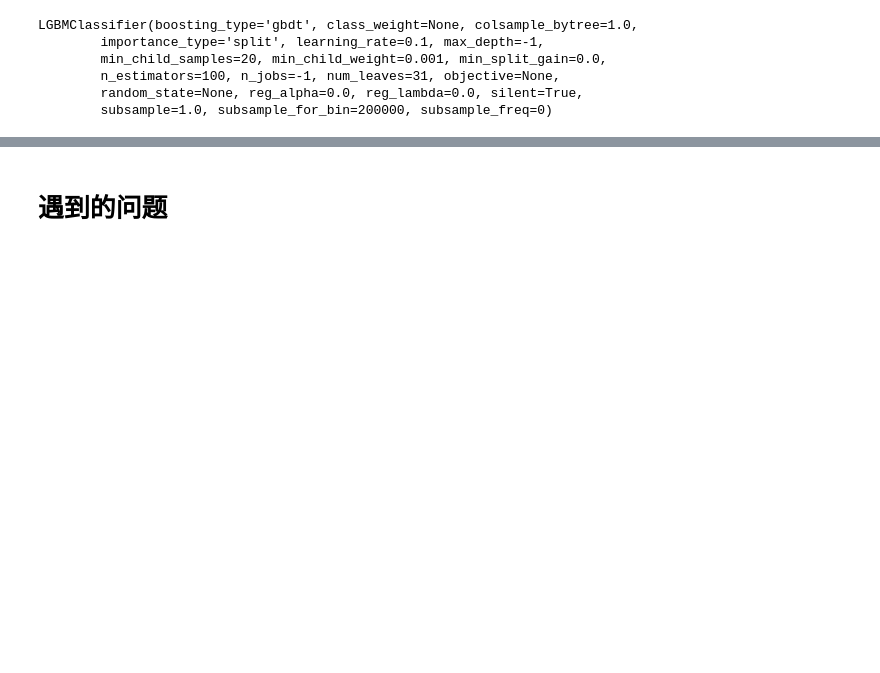
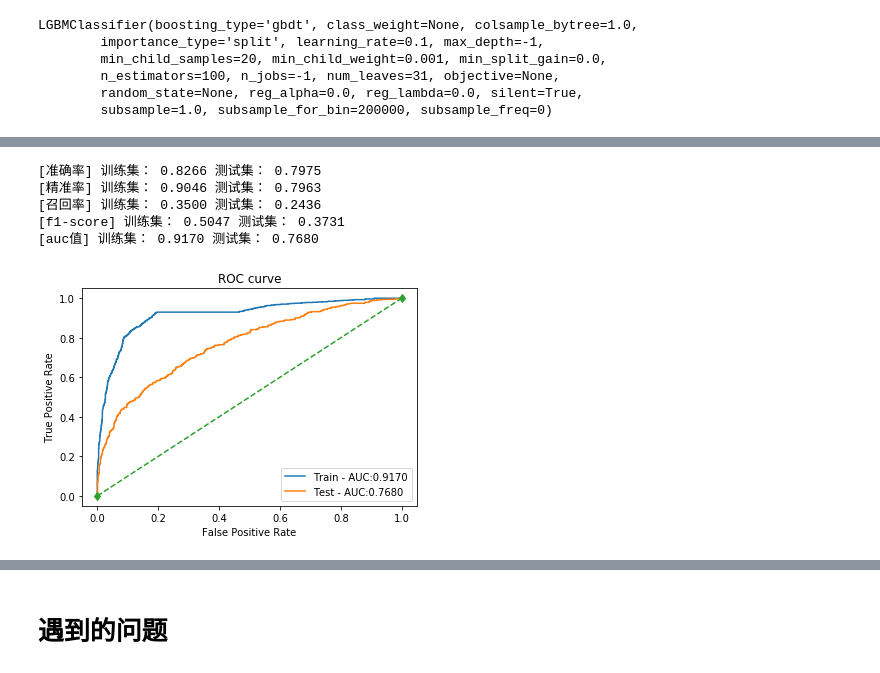
Before and after one commit to libihan/Exercise-ML, a Jupyter notebook: Finance.ipynb, the cells around one changed output, grey strips where cells are left out. Drawn from its saved outputs; the diff is of its cells as text; code cells hidden in the pictures; blank space fills up the shorter version.

```diff
--- a/Finance.ipynb
+++ b/Finance.ipynb
@@ -340,0 +341,10 @@ print('测试集：', '%.6f'%f1_score(y_test, y_test_pred))
+# %%
+# 高斯核SVM
+model_metrics(svm_rbf, X_train, X_test, y_train, y_test)
+# %% [output]
+[准确率] 训练集： 0.8266 测试集： 0.7975
+[精准率] 训练集： 0.9046 测试集： 0.7963
+[召回率] 训练集： 0.3500 测试集： 0.2436
+[f1-score] 训练集： 0.5047 测试集： 0.3731
+[auc值] 训练集： 0.9170 测试集： 0.7680
+[figure, added]
```
Also changed, not shown: parts of 35 cells of this notebook.
